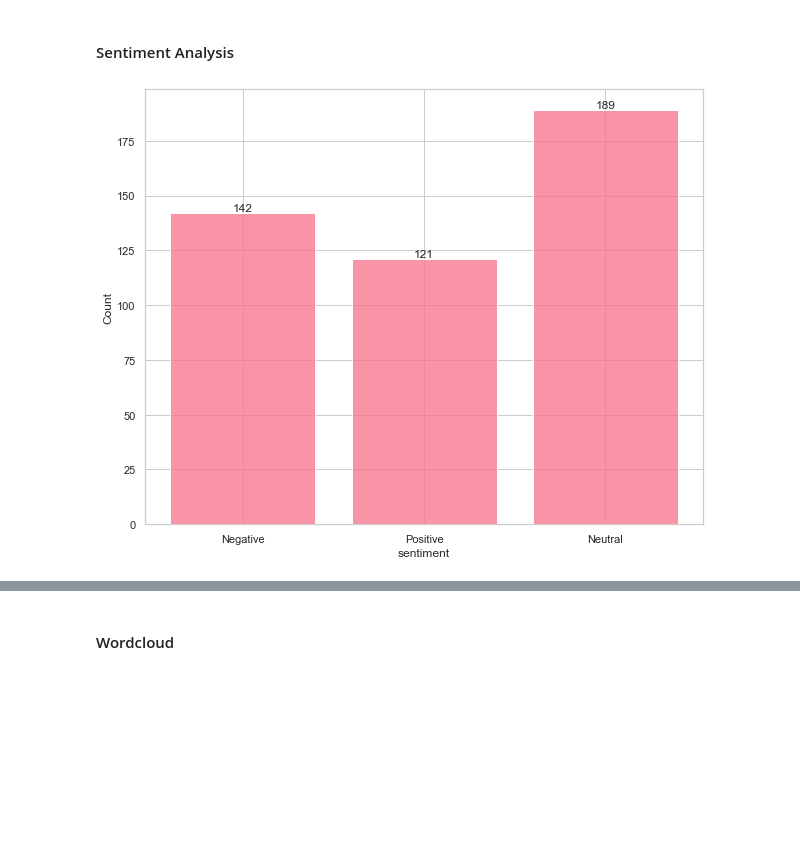
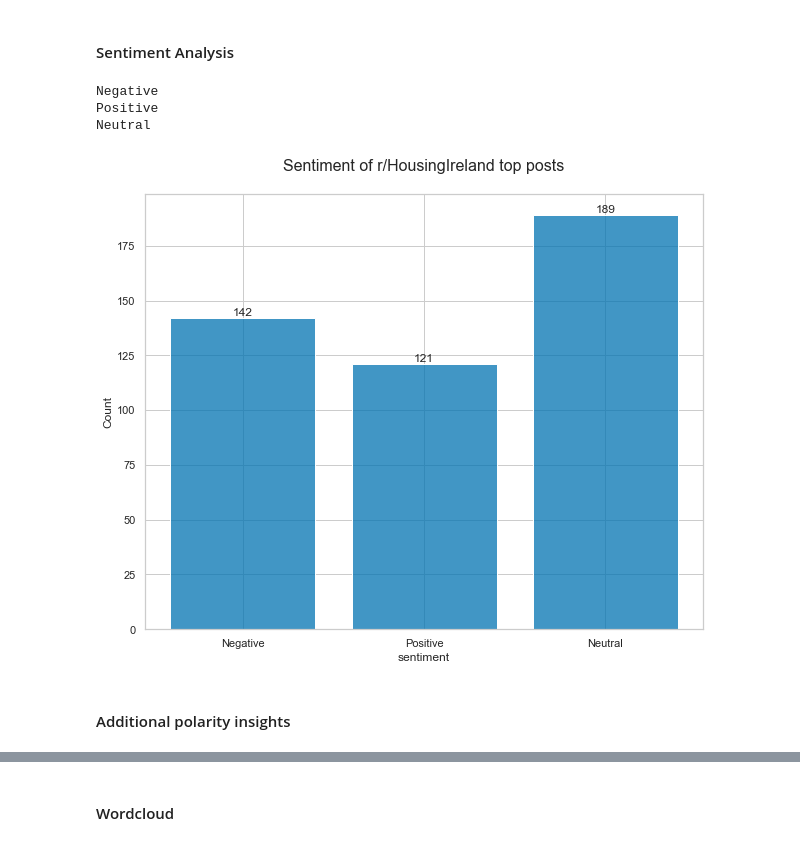
Before and after one commit to sbs23006/Analysis-of-Irish-Construction-Sector, a Jupyter notebook: Sentiment Analysis.ipynb, the cells around one changed output, grey strips where cells are left out. Saved outputs shown, nothing was run; the diff lists cells and outputs as text; code cells hidden in the pictures; blank space fills up the shorter version.

Commit message:
more sentiment analysis + report

```diff
--- a/Sentiment Analysis.ipynb
+++ b/Sentiment Analysis.ipynb
@@ -1,7 +1,8 @@
 # %%
 import pandas as pd
 import numpy as np
-
+import warnings
+warnings.filterwarnings('ignore')
 
 # misc
 import datetime as dt
@@ -24,6 +25,6 @@ import matplotlib.pyplot as plt
 %matplotlib inline
 plt.rcParams["figure.figsize"] = (10, 8) # default plot size
 import seaborn as sns
-sns.set(style='whitegrid', palette='husl')
+sns.set(style='whitegrid', palette='colorblind')
 from wordcloud import WordCloud
 # %% [markdown]
@@ -65,7 +66,7 @@ r = praw.Reddit(user_agent=username,
 # %%
 subreddit = r.subreddit('HousingIreland')
 
-posts = [*subreddit.top(limit=None)] # top posts all time
+posts = [*subreddit.top(limit=1000)] # top posts all time
 
 print(len(posts))
 # %% [output]
@@ -122,10 +119,22 @@ def analyze_sentiment(data):
         return 'Neutral'
     else:
         return 'Negative'
+# %%
+# testing (Expected outcome: Negative - Positive - Neutral)
+print(analyze_sentiment('This is horrible'))
+print(analyze_sentiment("I'm so happy"))
+print(analyze_sentiment("I had breakfast"))
+# %% [output]
+Negative
+Positive
+Neutral
 # %%
 df['sentiment'] = df['title'].apply(lambda x : analyze_sentiment(x))
 # %%
 ax = sns.histplot(df.sentiment, shrink=.8);
+plt.title('Sentiment of r/HousingIreland top posts\n', font={'size':16})
 ax.bar_label(ax.containers[0]);
 # %% [output]
-[figure, old version]
+[figure, new version]
+# %% [markdown]
+#### Additional polarity insights
```
Also changed, not shown: parts of 10 cells of this notebook, 2 other files.
